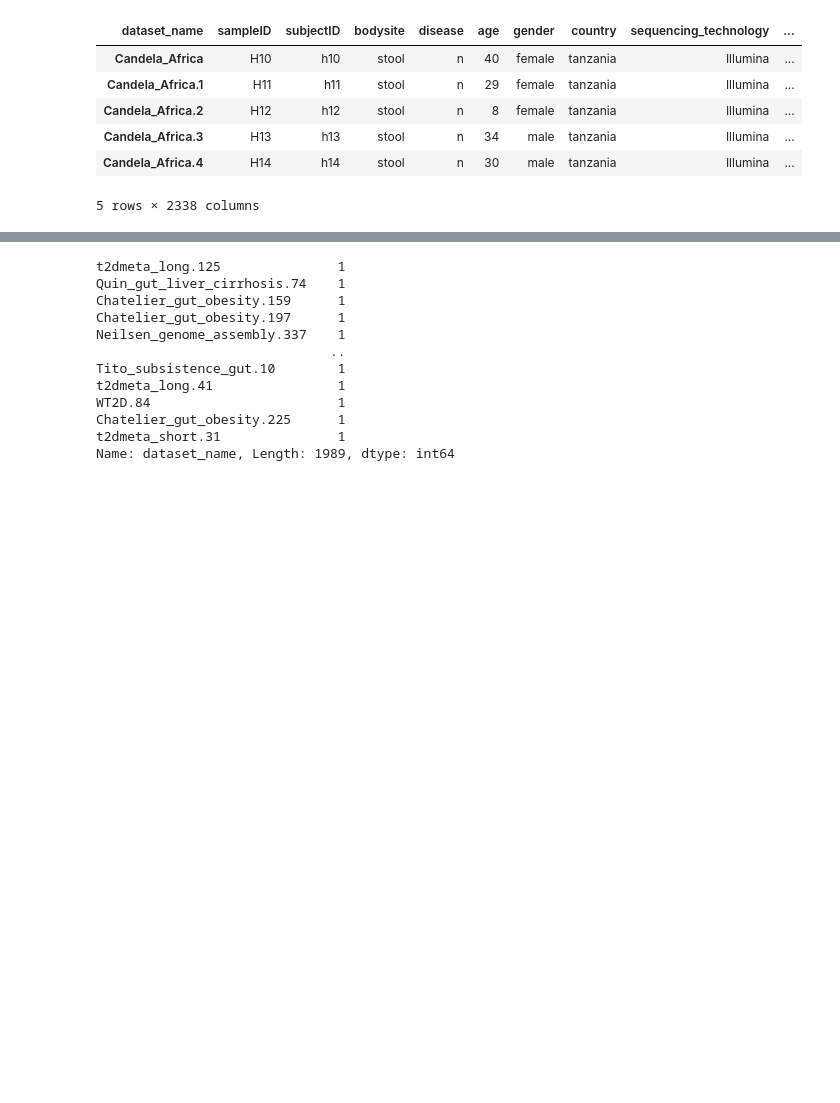
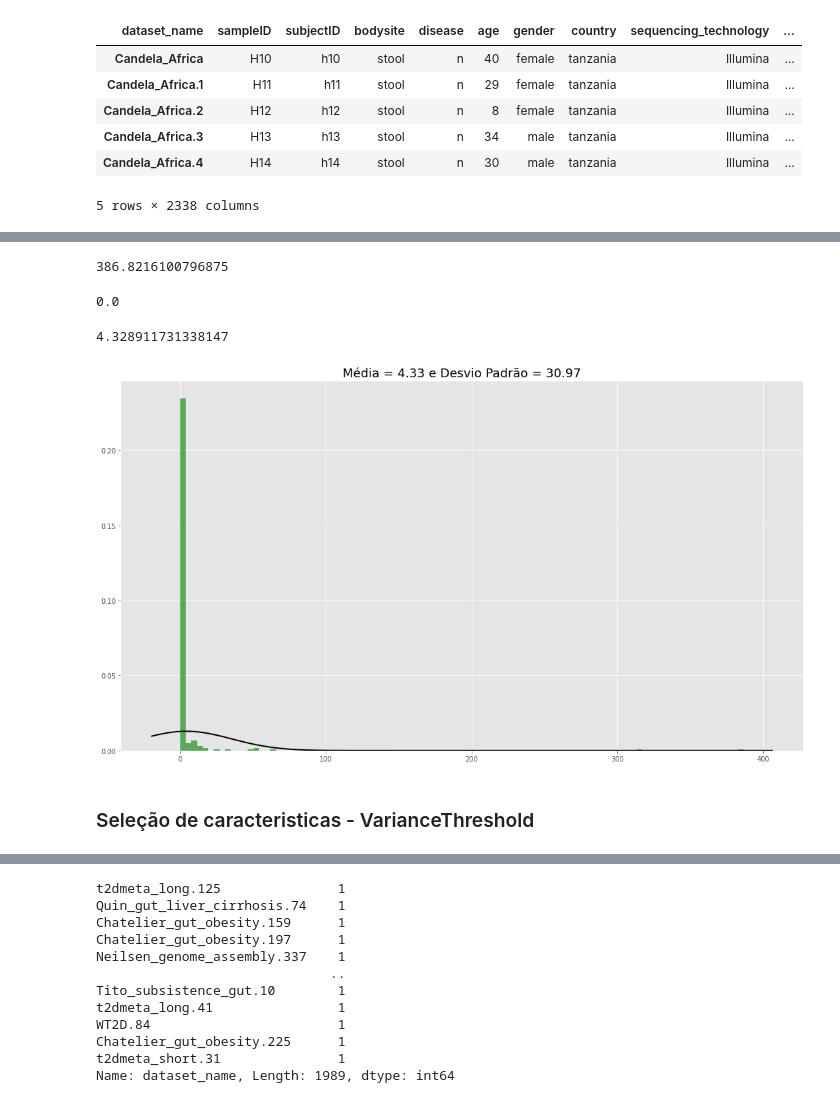
Before and after one commit to fmpds/microbiota, a Jupyter notebook: Analysis/microbiome_analysis_python.ipynb, the cells around one changed output, grey strips where cells are left out. Cells and saved outputs as stored; diff of their text form; code cells hidden in the pictures; blank space fills up the shorter version.

```diff
--- a/Analysis/microbiome_analysis_python.ipynb
+++ b/Analysis/microbiome_analysis_python.ipynb
@@ -183,0 +584,2 @@ df_genus_disease.columns
+# %%
+df_genus.columns = columns
@@ -183,0 +600,9 @@ df_genus_disease.columns
+# %%
+# recolhendo apenas colunas com os generos bacterianos
+aux = df_genus.iloc[:,5:]
+# tranformando tipo dos dados
+aux = aux.astype("float")
+
+# ordenando colunas por abundancia
+s = aux.sum(axis=0, numeric_only=True)
+aux = aux[s.sort_values(ascending=False).index[:270]]
@@ -183,0 +622,4 @@ df_genus_disease.columns
+# %%
+# verificando tipo dos dados
+aux = aux.astype('float')
+aux.dtypes
@@ -183,0 +639,20 @@ df_genus_disease.columns
+# %%
+var_in_genus = np.var(aux, axis = 0)
+# %%
+max(var_in_genus)
+# %% [output]
+386.8216100796875
+# %%
+min(var_in_genus)
+# %% [output]
+0.0
+# %%
+np.mean(var_in_genus)
+# %% [output]
+4.328911731338147
+# %%
+plot_values(var_in_genus)
+# %% [output]
+[figure, added]
+# %% [markdown]
+### Seleção de caracteristicas - VarianceThreshold
```
Also changed, not shown: parts of 148 cells of this notebook.
